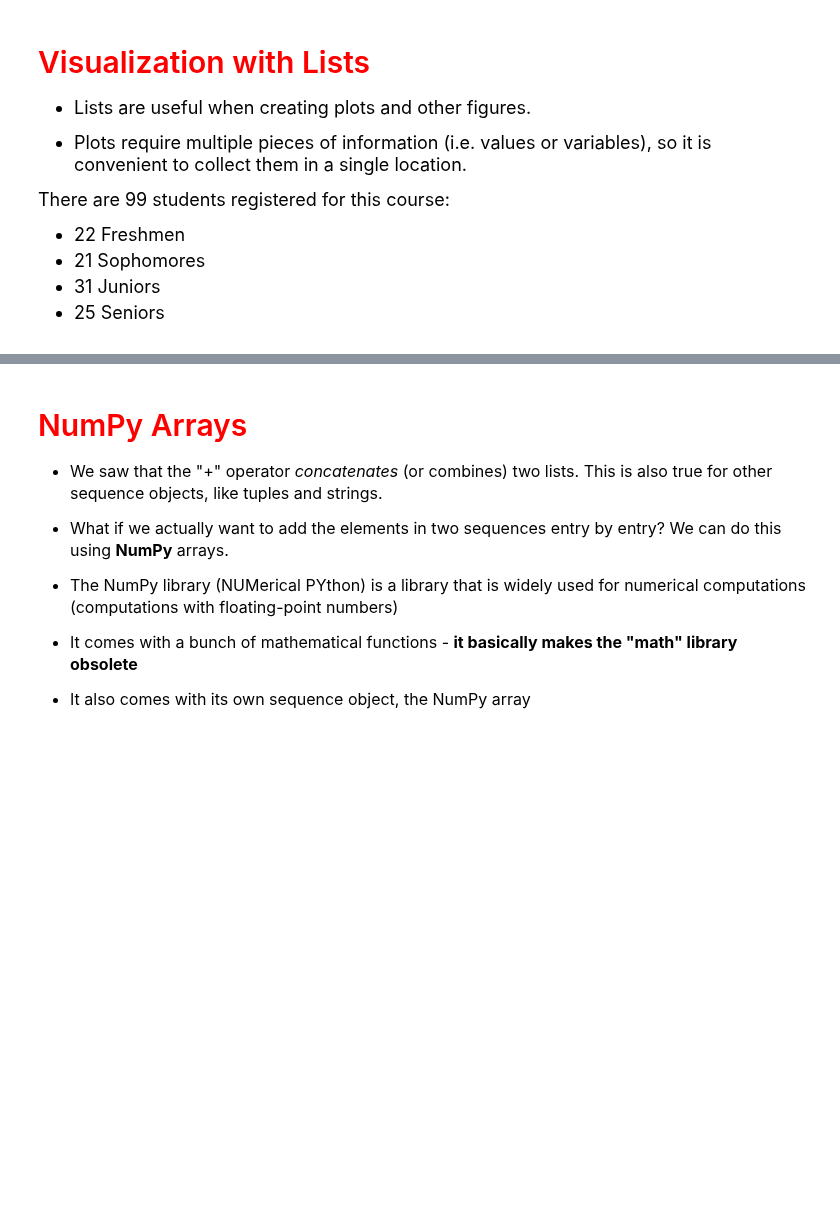
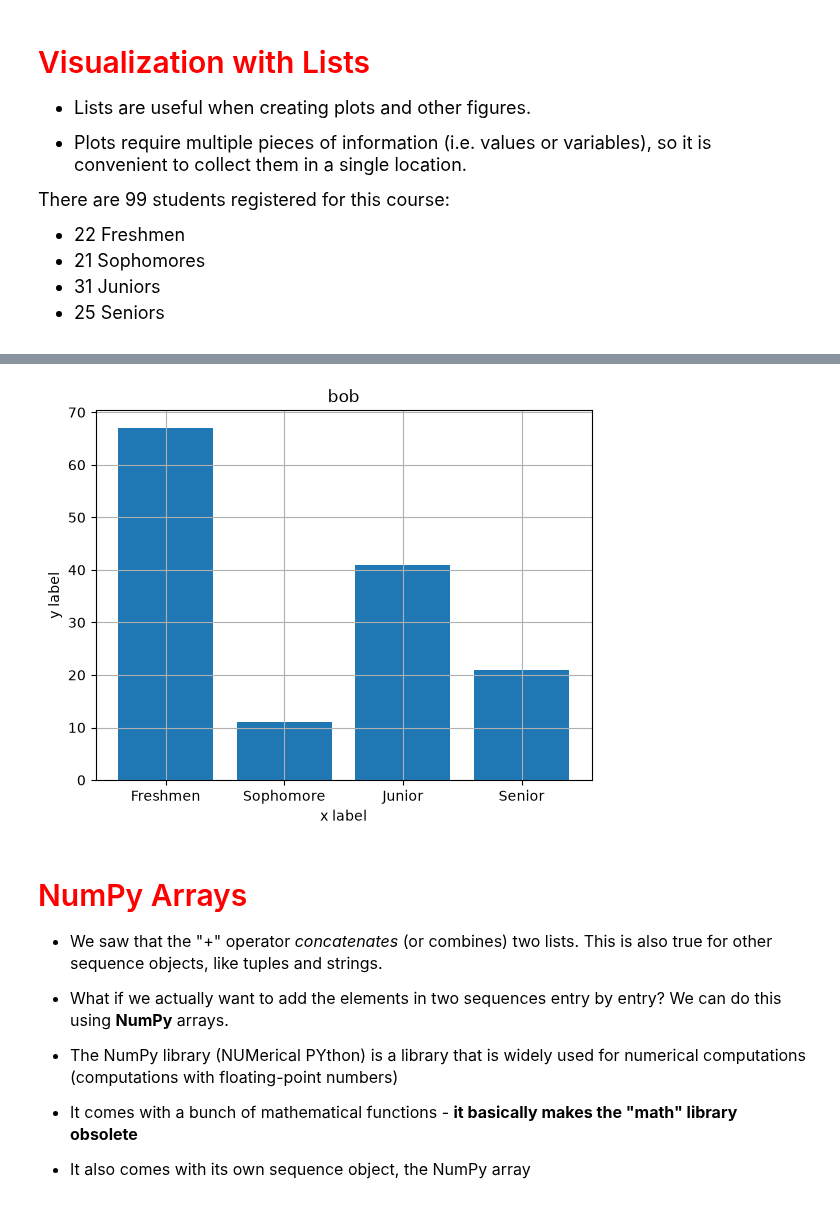
Before and after one commit to TomiokaGiyuu/datasci151fall2026, a Jupyter notebook: lecture_04_other_sequence_objects/Lecture04_Ian.ipynb, the cells around one changed output, grey strips where cells are left out. Drawn from its saved outputs; the diff is of its cells as text; code cells hidden in the pictures; blank space fills up the shorter version.

```diff
--- a/lecture_04_other_sequence_objects/Lecture04_Ian.ipynb
+++ b/lecture_04_other_sequence_objects/Lecture04_Ian.ipynb
@@ -165,5 +227,16 @@ help(plt.bar)
 # %%
 # create bar plot here
+categories = ["Freshmen", "Sophomore", "Junior", "Senior"]
+num_students = [67, 11, 41, 21]
+
+plt.bar(x=categories, height = num_students)
+plt.title("bob")
+plt.xlabel("x label")
+plt.ylabel("y label")
+plt.grid()
+plt.show()
+# %% [output]
+[figure, added]
 # %% [markdown]
 # <span style="color:red; font-size:30px"> NumPy Arrays</span>
 
```
Also changed, not shown: parts of 27 cells of this notebook.
